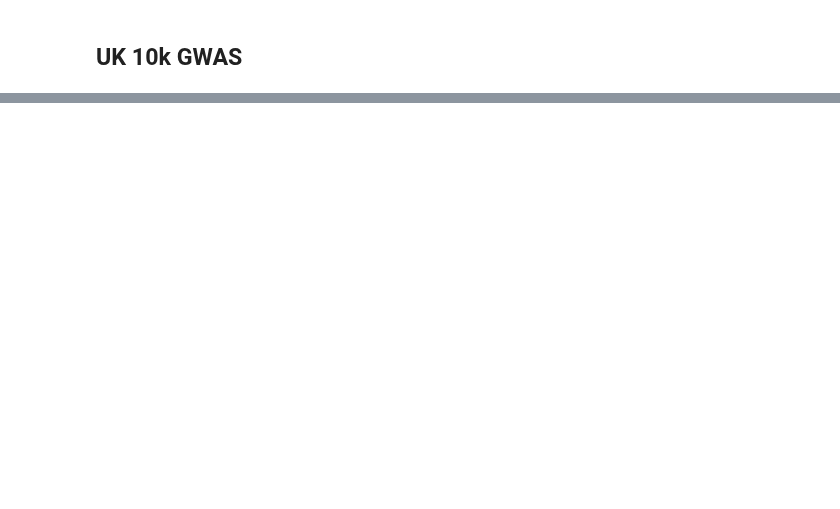
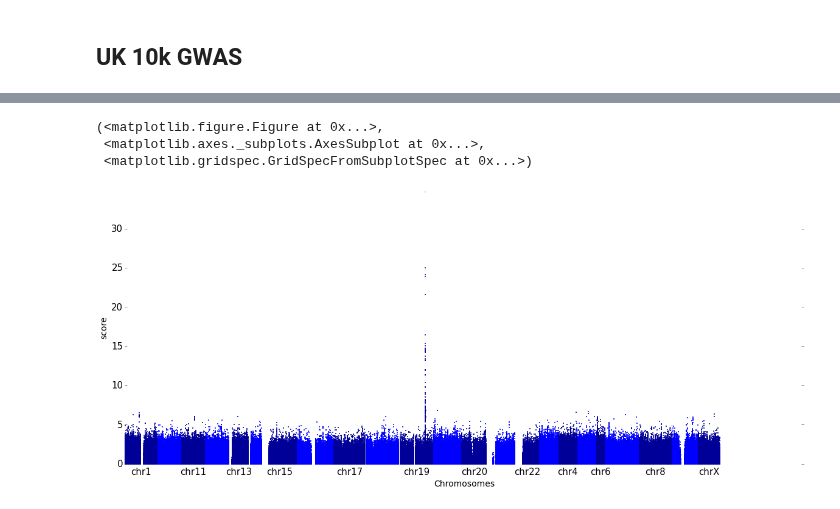
Before and after one commit to peterdfields/hs_vervet, a Jupyter notebook: notebooks/201604_enrichme_test_on_human.ipynb, the cells around one changed output, grey strips where cells are left out. Cells and saved outputs as stored; diff of their text form; code cells hidden in the pictures; blank space fills up the shorter version.

```diff
--- a/notebooks/201604_enrichme_test_on_human.ipynb
+++ b/notebooks/201604_enrichme_test_on_human.ipynb
@@ -98,0 +171,8 @@ gwas_s = pd.read_csv(eu("~/Akademisches/Projects/Enrichme/Test_data/human_gwas/H
+# %%
+fig = plt.figure(figsize=(20,8))
+gp.plot_chrom_series(tc_s, chrom_len,**{"markersize":3})
+# %% [output]
+(<matplotlib.figure.Figure at 0x...>,
+ <matplotlib.axes._subplots.AxesSubplot at 0x...>,
+ <matplotlib.gridspec.GridSpecFromSubplotSpec at 0x...>)
+[figure, added]
```
Also changed, not shown: parts of 37 cells of this notebook, 1 other file.
